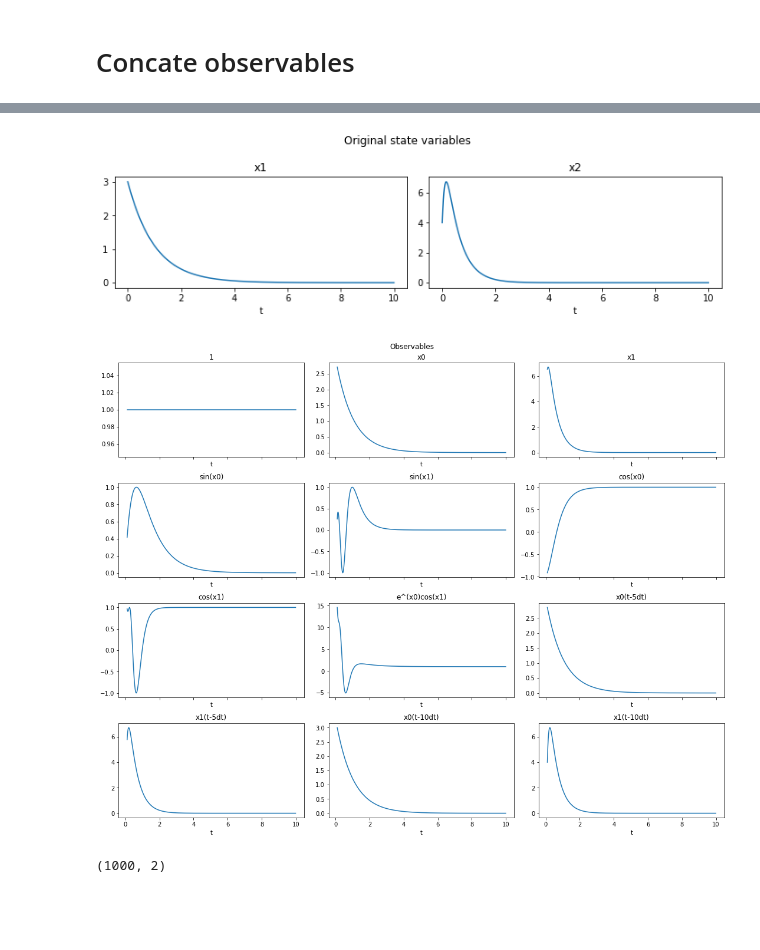
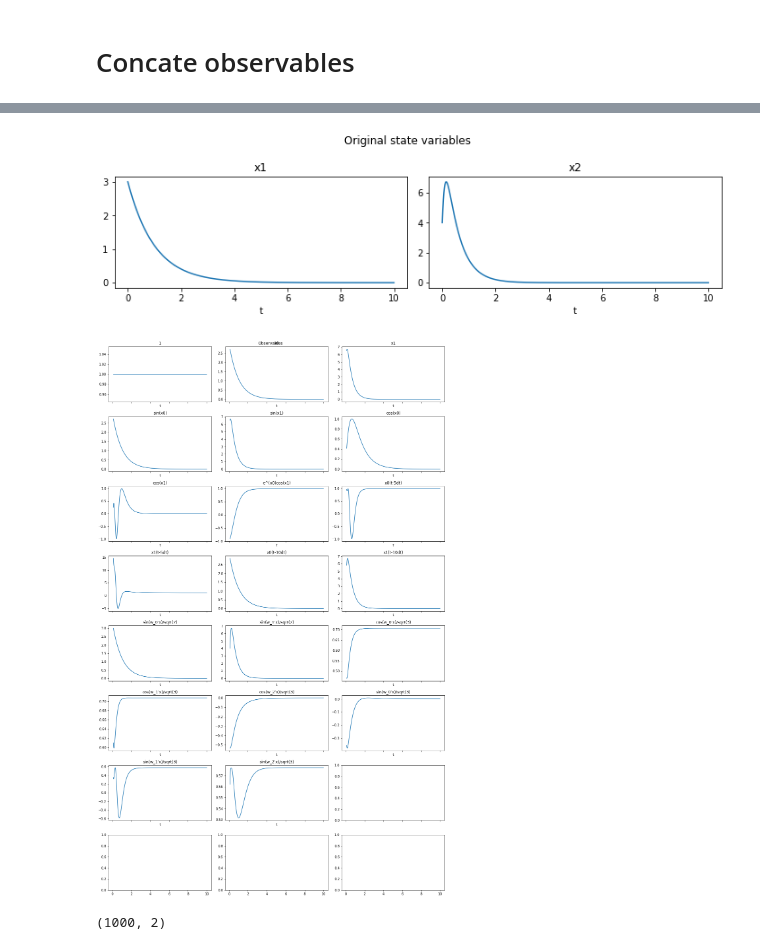
Before and after one commit to dynamicslab/pykoopman, a Jupyter notebook: examples/observables.ipynb, the cells around one changed output, grey strips where cells are left out. Drawn from its saved outputs; the diff is of its cells as text; code cells hidden in the pictures; blank space fills up the shorter version.

Commit message:
add new observable: RandomFourierFeatures, with more test, and jupyter notebook

```diff
--- a/examples/observables.ipynb
+++ b/examples/observables.ipynb
@@ -44,7 +57,7 @@ def plot_observables(observables, x, t, input_features=None, t_delay=None):
     y = observables.fit_transform(x)
 
     n_output_features = observables.n_output_features_
-    feature_names = observables.get_feature_names(input_features=input_features)
+    feature_names = observables.get_feature_names(input_features)
 
     n_rows = (n_output_features // 3) + (n_output_features % 3 > 0)
     fig, axs = plt.subplots(n_rows, 3, figsize=(15, 3 * n_rows), sharex=True)
@@ -56,6 +69,7 @@ def plot_observables(observables, x, t, input_features=None, t_delay=None):
     fig.suptitle('Observables')
     fig.tight_layout()
     # fig.show()
+    return
 # %% [markdown]
 For our data we'll consider the simple nonlinear system with a single fixed point and a slow manifold:
 
@@ -169,10 +201,15 @@ n_delays = 2
 t_delay = t_train[delay * n_delays:]
 ob3 = pk.observables.TimeDelay(delay=delay, n_delays=n_delays)
 
-# plot_observables(obs, x_train, t_train, input_features=input_features, t_delay=t_delay)
+
+# fourth observable: random fourier feature without state
+ob4 = pk.observables.RandomFourierFeatures(include_state=False,gamma=0.01,D=2)
+
+# fifth observable: random fourier feature with state
+ob5 = pk.observables.RandomFourierFeatures(include_state=True,gamma=0.1,D=3)
 
 
-obs = ob1 + ob2 + ob3
+obs = ob1 + ob2 + ob3 + ob4 + ob5
 
 plot_observables(obs, x_train, t_train, input_features=input_features, t_delay=t_delay)
 # %% [output]
@@ -179,5 +218,5 @@ plot_observables(obs, x_train, t_train, input_features=input_features, t_delay=t
 [figure]
-[figure, old version]
+[figure, new version]
 # %%
 x_train.shape
 # %% [output]
```
Also changed, not shown: parts of 6 cells of this notebook, 8 other files.
